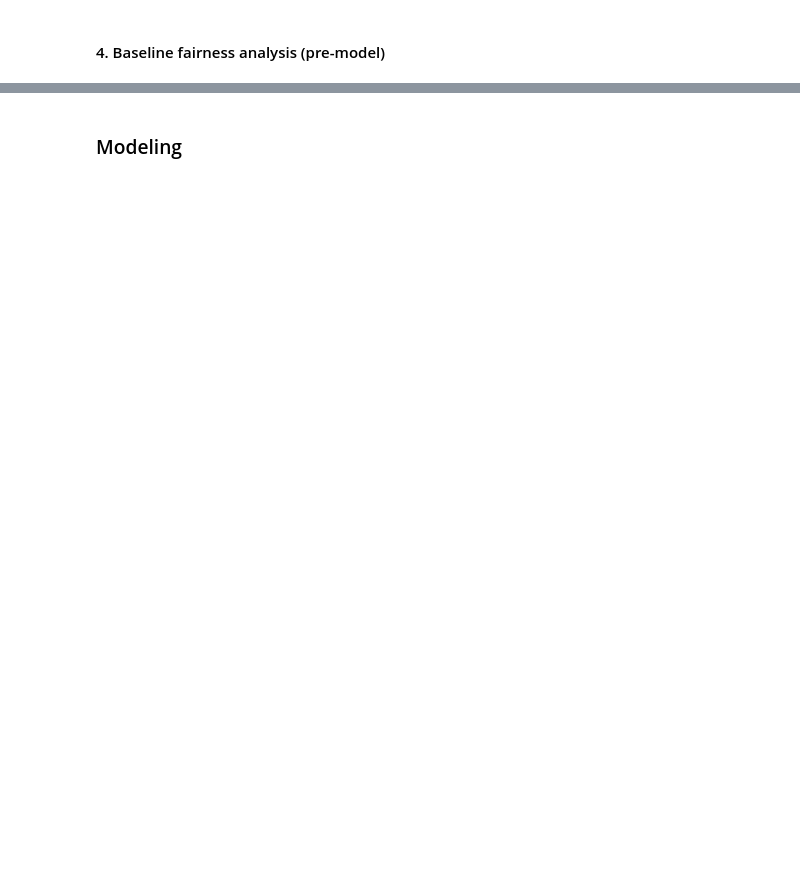
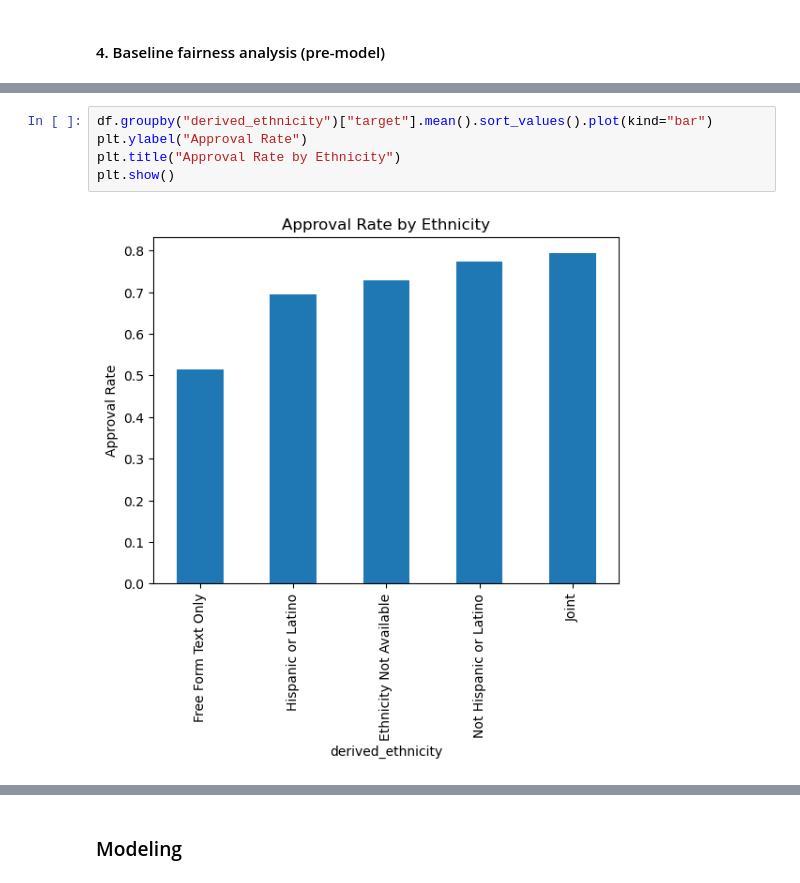
Before and after one commit to lionling427/RML-Capstone-project-, a Jupyter notebook: capstone1.ipynb, the cells around one changed output, grey strips where cells are left out. Cells and saved outputs as stored; diff of their text form; blank space fills up the shorter version.

```diff
--- a/capstone1.ipynb
+++ b/capstone1.ipynb
@@ -102,0 +251,7 @@ Length: 99, dtype: float64
+# %%
+df.groupby("derived_ethnicity")["target"].mean().sort_values().plot(kind="bar")
+plt.ylabel("Approval Rate")
+plt.title("Approval Rate by Ethnicity")
+plt.show()
+# %% [output]
+[figure, added]
```
Also changed, not shown: parts of 79 cells of this notebook.
